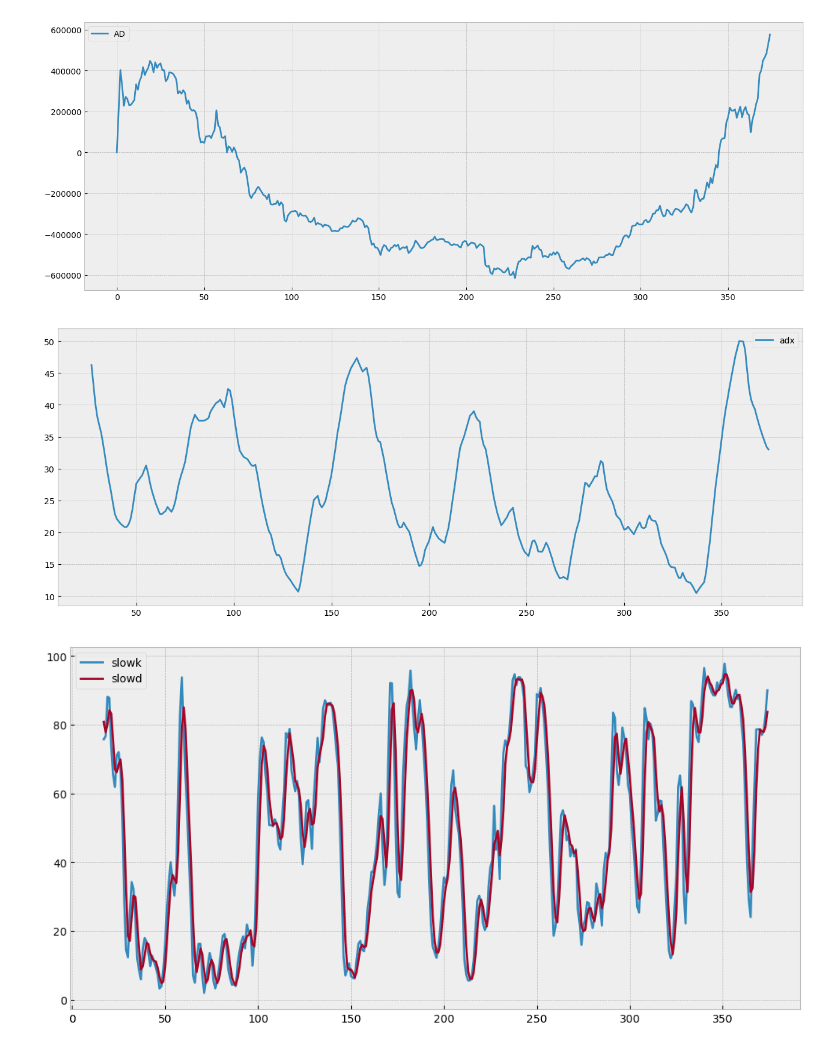
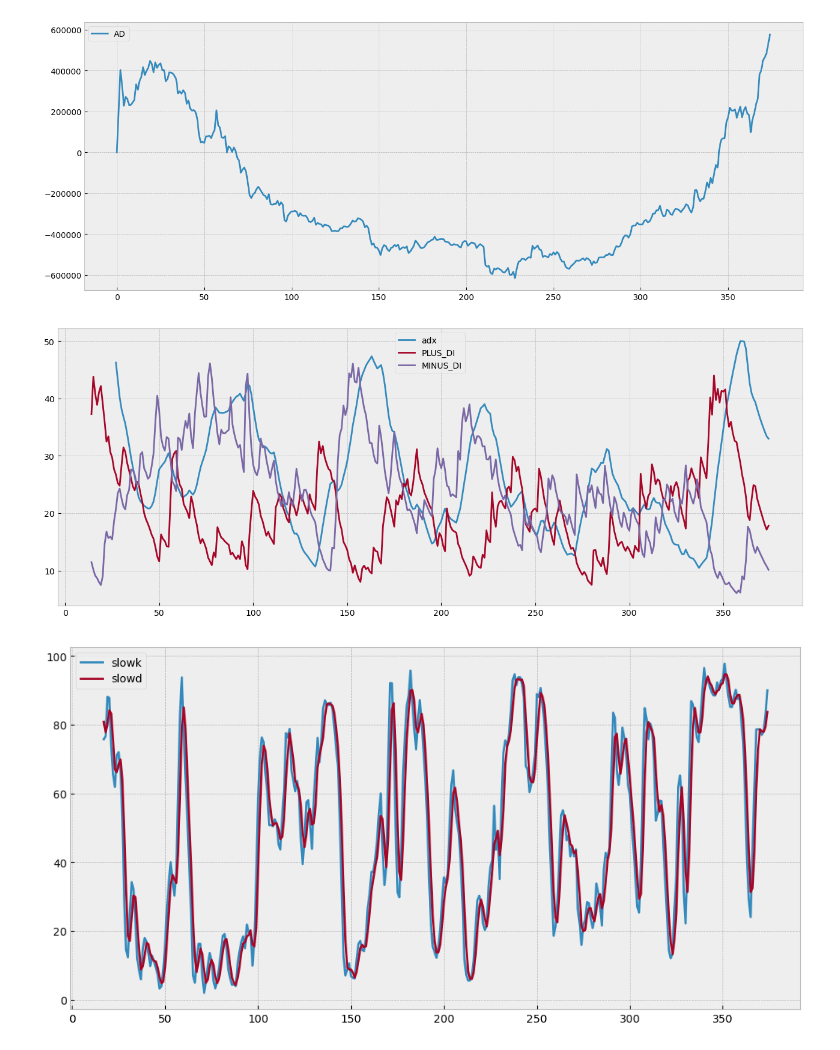
Before and after one commit to macsrc/mac-ta-lib-python, a Jupyter notebook: mac-talib-start/mac-hello.ipynb, the cells around one changed output. Saved outputs shown, nothing was run; the diff lists cells and outputs as text; code cells hidden in the pictures.

```diff
--- a/mac-talib-start/mac-hello.ipynb
+++ b/mac-talib-start/mac-hello.ipynb
@@ -187,0 +279,24 @@ aapl
+# %%
+# Add All indicator columns
+
+# AROON Indicator
+aapl['aroondown'], aapl['aroonup'] = AROON(aapl['High'], aapl['Low'], timeperiod=14)
+
+# MACD
+aapl['macd'], aapl['macdsignal'], aapl['macdhist'] = MACD(aapl['Close'], fastperiod=12, slowperiod=26, signalperiod=9)
+
+# RSI
+aapl['RSI'] = ta.RSI(aapl['Close'],14)
+
+# OBV - On Balance Volume
+aapl['OBV'] = OBV(aapl['Close'], aapl['Volume'])
+
+# Accumulation and Distribution line - Chaikin A/D Line
+aapl['AD'] = AD(aapl['High'], aapl['Low'], aapl['Close'], aapl['Volume'])
+
+# ADX Indicator
+aapl['adx']  = ADX(aapl['High'], aapl['Low'], aapl['Close'], timeperiod=14)
+
+# Stochastic
+aapl['slowk'], aapl['slowd'] = ta.STOCH(aapl['High'], aapl['Low'], aapl['Close'], fastk_period=14, slowk_period=3,
+                                        slowk_matype=0, slowd_period=3, slowd_matype=0)
@@ -240,13 +363,13 @@ plt.show()
 # %%
 # ADX Indicator
 """
 ADX above 20 and DI+ above DI-: That's an uptrend.
 ADX above 20 and DI- above DI+: That's a downtrend.
 ADX below 20 is a weak trend or ranging period
 """
 aapl['adx']  = ADX(aapl['High'], aapl['Low'], aapl['Close'], timeperiod=14)
 
-aapl[['adx']].plot(figsize=(16,6))
+aapl[['adx', 'PLUS_DI', 'MINUS_DI' ]].plot(figsize=(16,6))
 plt.show()
 # %% [output]
-[figure, old version]
+[figure, new version]
```
Also changed, not shown: parts of 38 cells of this notebook, 6 other files.
